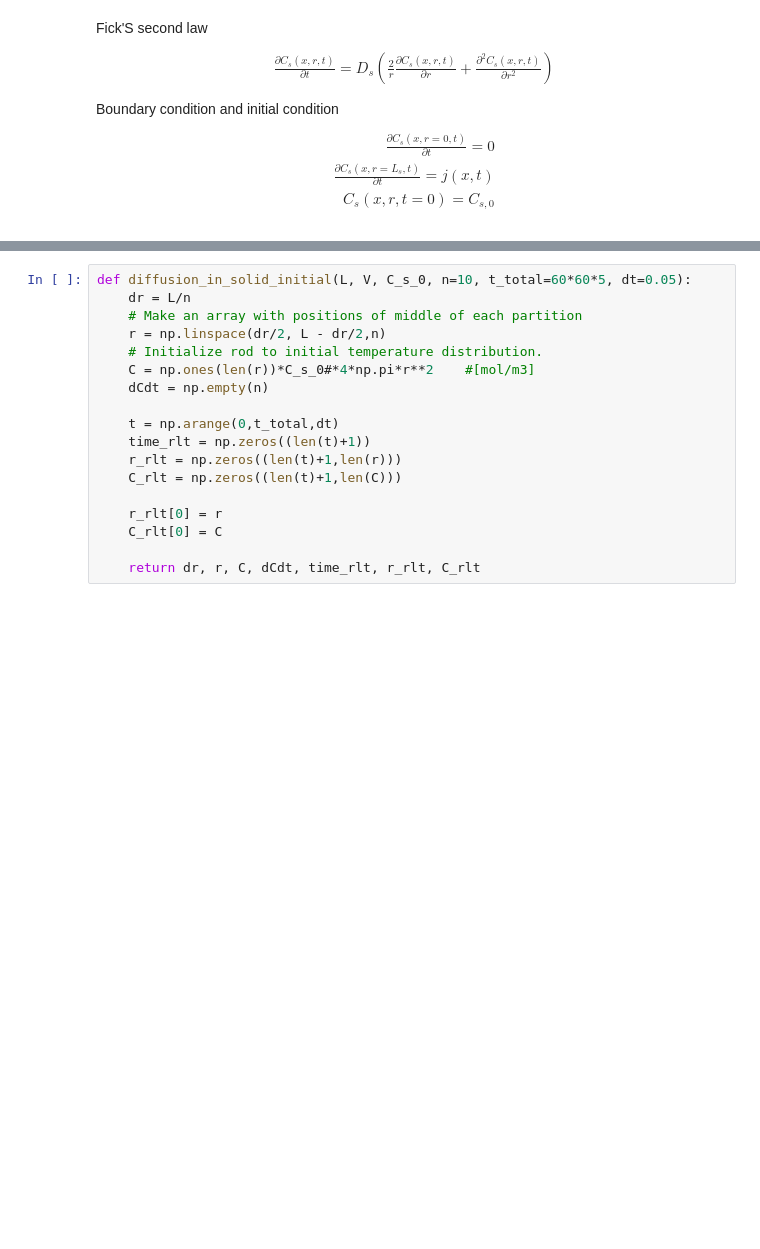
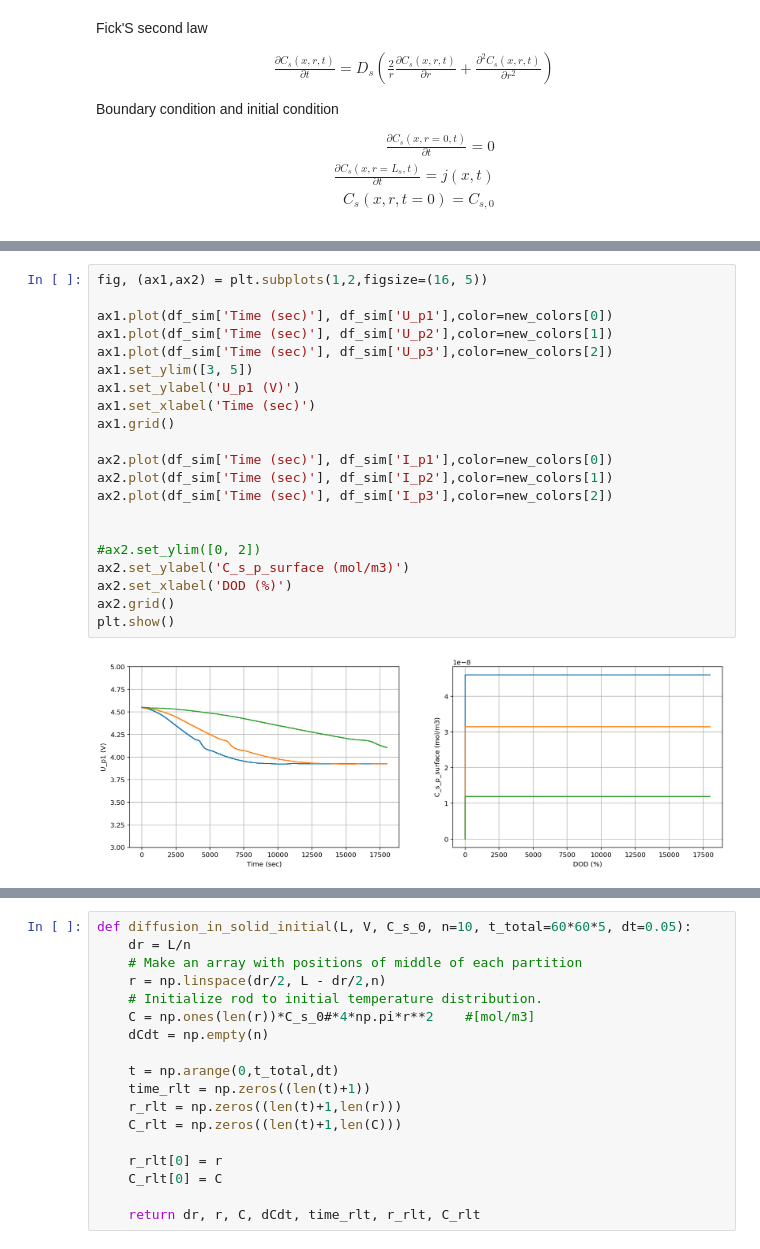
Before and after one commit to TakumaKawahara/BS-StudyGroup, a Jupyter notebook: Model#6/BS_Model#6.ipynb, the cells around one changed output, grey strips where cells are left out. Drawn from its saved outputs; the diff is of its cells as text; blank space fills up the shorter version.

```diff
--- a/Model#6/BS_Model#6.ipynb
+++ b/Model#6/BS_Model#6.ipynb
@@ -576,0 +954,23 @@ I_1
+# %%
+fig, (ax1,ax2) = plt.subplots(1,2,figsize=(16, 5))
+
+ax1.plot(df_sim['Time (sec)'], df_sim['U_p1'],color=new_colors[0])
+ax1.plot(df_sim['Time (sec)'], df_sim['U_p2'],color=new_colors[1])
+ax1.plot(df_sim['Time (sec)'], df_sim['U_p3'],color=new_colors[2])
+ax1.set_ylim([3, 5])
+ax1.set_ylabel('U_p1 (V)')
+ax1.set_xlabel('Time (sec)')
+ax1.grid()
+
+ax2.plot(df_sim['Time (sec)'], df_sim['I_p1'],color=new_colors[0])
+ax2.plot(df_sim['Time (sec)'], df_sim['I_p2'],color=new_colors[1])
+ax2.plot(df_sim['Time (sec)'], df_sim['I_p3'],color=new_colors[2])
+
+
+#ax2.set_ylim([0, 2])
+ax2.set_ylabel('C_s_p_surface (mol/m3)')
+ax2.set_xlabel('DOD (%)')
+ax2.grid()
+plt.show()
+# %% [output]
+[figure, added]
```
Also changed, not shown: parts of 82 cells of this notebook.
